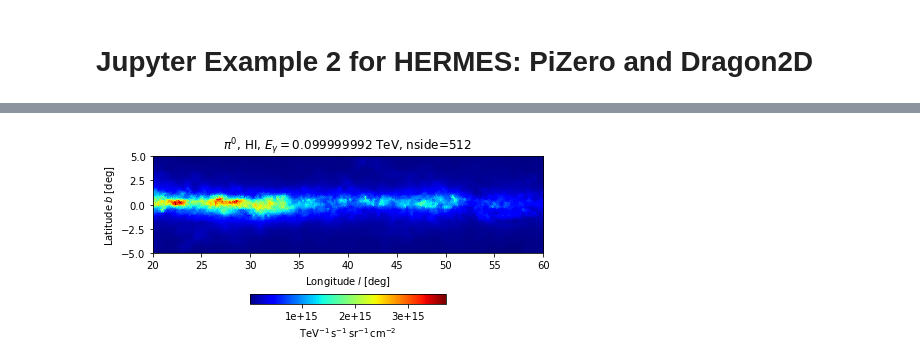
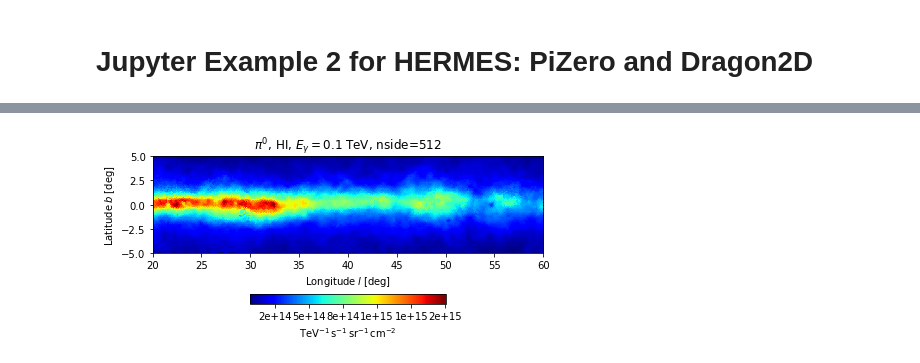
Before and after one commit to cosmicrays/hermes-examples, a Jupyter notebook: jupyter/e2-pizero-dragon2d.ipynb, the cells around one changed output, grey strips where cells are left out. Drawn from its saved outputs; the diff is of its cells as text; code cells hidden in the pictures.

```diff
--- a/jupyter/e2-pizero-dragon2d.ipynb
+++ b/jupyter/e2-pizero-dragon2d.ipynb
@@ -20,5 +26,7 @@ neutral_gas = RingModelDensity()
 # %%
 skymap = GammaSkymap(nside=nside, Egamma=Egamma)
-mask_edges = [[5*deg, 20*deg], [-5*deg, 60*deg]]
-mask = RectangularWindow(*mask_edges)
+top_left_edge = [5*deg, 20*deg]
+bottom_right_edge = [-5*deg, 60*deg]
+mask = RectangularWindow(top_left_edge, bottom_right_edge)
 skymap.setMask(mask)
+skymap.setIntegrator(integrator)
@@ -44,32 +47,33 @@ healpy.mollview(hermes_map, cbar=False, title=r"$\pi^0$ Gamma Skymap")
 fig = plt.figure(figsize=(7,3))
 
 nside = skymap.getNside()
+mask_edges = [top_left_edge, bottom_right_edge]
 mask_lon_in_deg = [float(radian2degree(a)) for a in [mask_edges[0][1], mask_edges[1][1]]]
 mask_lat_in_deg = [float(radian2degree(a)) for a in [mask_edges[1][0], mask_edges[0][0]]]
 
 projector = healpy.projector.CartesianProj(flipconv="geo")
 projector.set_proj_plane_info(xsize=1000, ysize=None,
                               lonra=mask_lon_in_deg,
                               latra=mask_lat_in_deg
                               )
 projected_map = projector.projmap(
     hermes_map,
     lambda x, y, z: healpy.pixelfunc.vec2pix(nside, x, y, z, nest=False)
 )
 w = ~(np.isnan(projected_map) | np.isinf(projected_map) | healpy.pixelfunc.mask_bad(projected_map, badval=UNSEEN))
 projected_map[w] *= base_units
 vmin = projected_map[w].min()
 vmax = projected_map[w].max()
 img = plt.imshow(projected_map, extent=mask_lon_in_deg + mask_lat_in_deg, cmap='jet', interpolation="nearest", origin="lower",
             vmin=vmin, vmax=vmax)
 
 plt.title(r"$\pi^0$, HI, $E_\gamma=${Egamma}, nside={nside}".format(
-    nside=nside, Egamma=Egamma.toAstroPy().to("TeV").to_string(format="latex")))
+    nside=nside, Egamma=np.around(Egamma.toAstroPy().to("TeV"), decimals=2).to_string(format="latex")))
 plt.xlabel(r'${\rm Longitude} \; l \; {\rm [deg]}$')
 plt.ylabel(r'${\rm Latitude} \; b \; {\rm [deg]}$')
 
 cb = fig.colorbar(img, orientation='horizontal', shrink=.5, pad=0.25, format='%.0e')
 cb.ax.xaxis.set_label_text(skymap_units.unit.to_string(format='latex_inline'))
 cb.solids.set_edgecolor("face")
 # %% [output]
-[figure, old version]
+[figure, new version]
```
Also changed, not shown: parts of 5 cells of this notebook, 2 other files.
